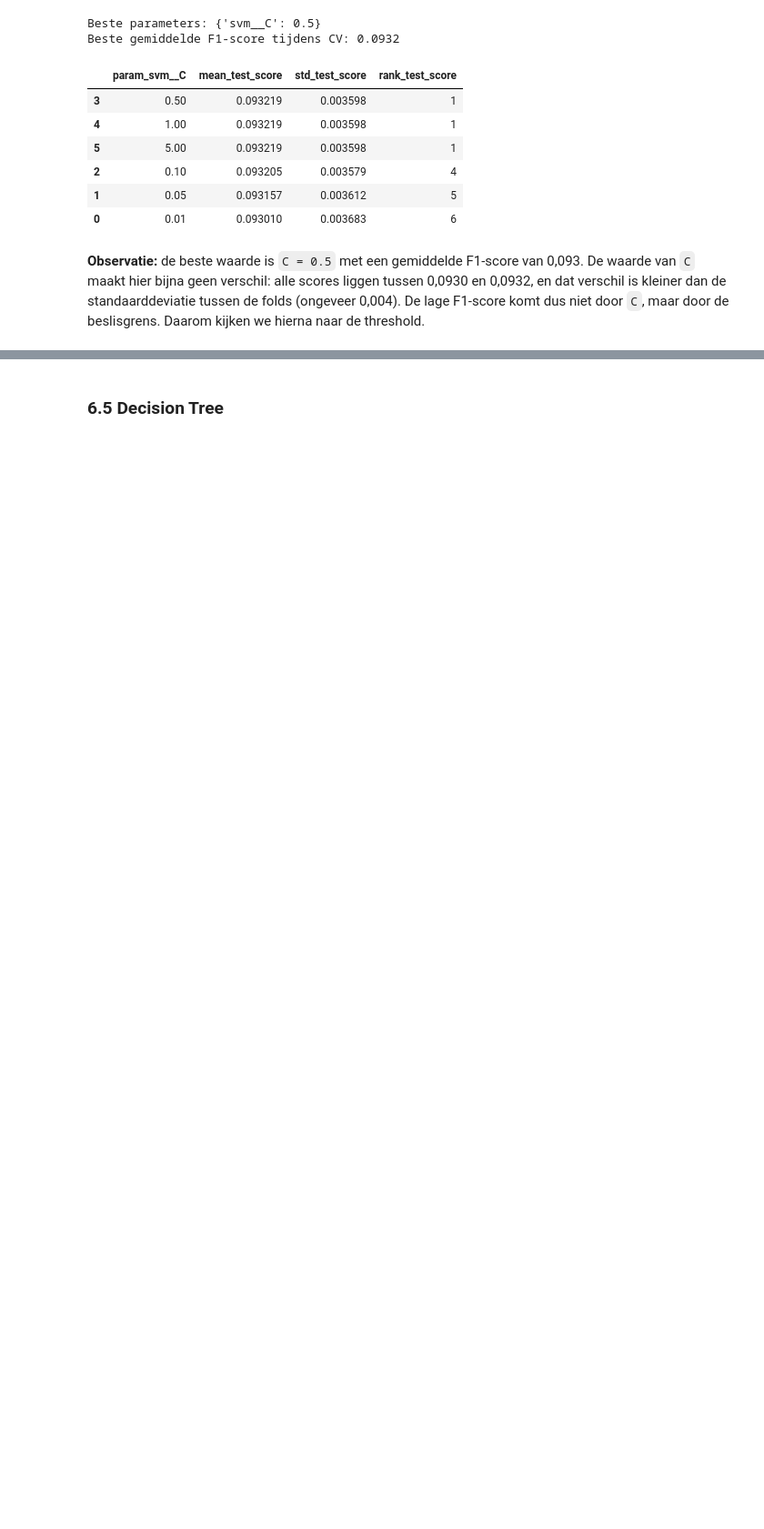
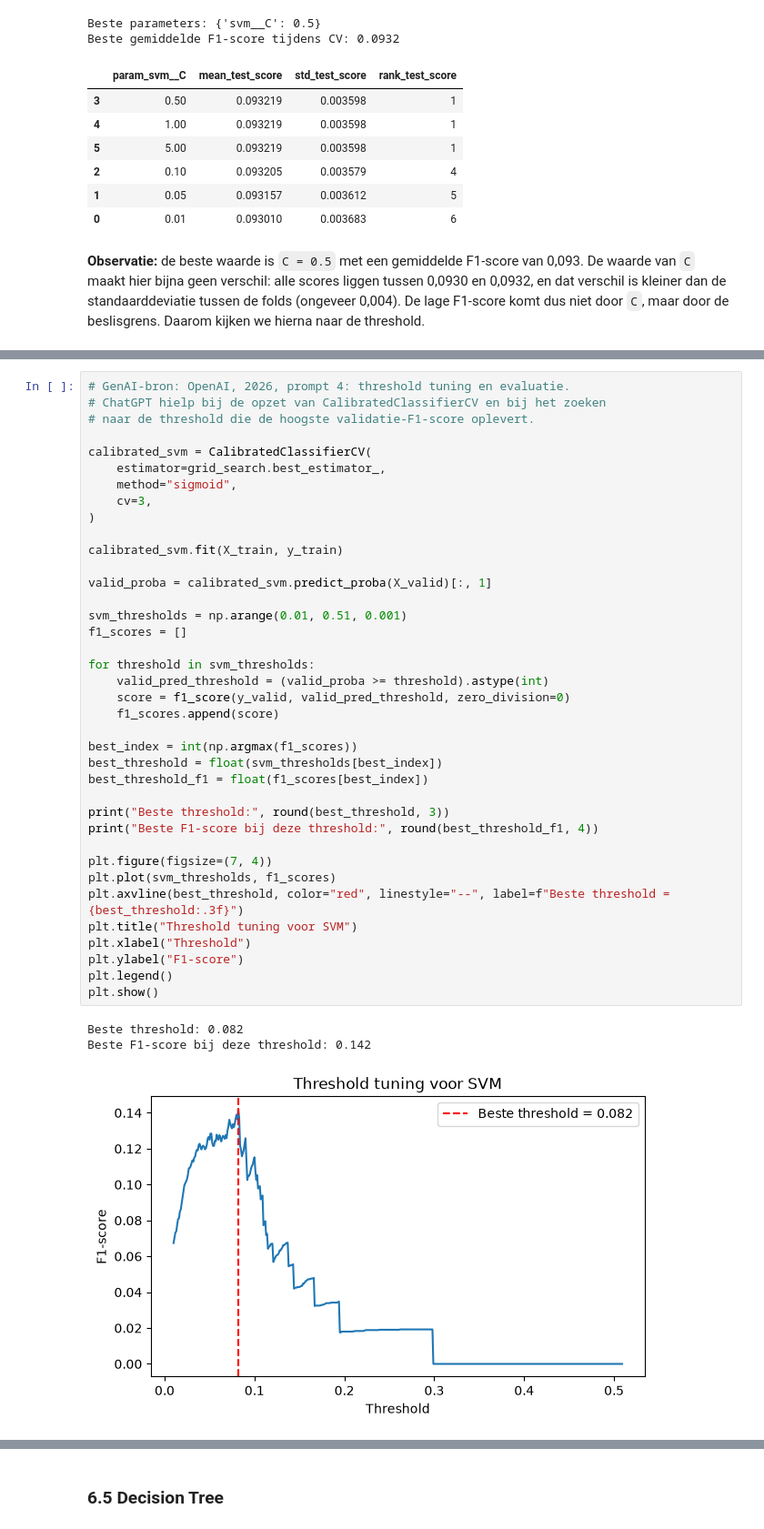
Before and after one commit to Gamal-alsa2026/Predicting-stroke-2026-27, a Jupyter notebook: notebooks/predict_stroke.ipynb, the cells around one changed output, grey strips where cells are left out. Shown at 91% size. Drawn from its saved outputs; the diff is of its cells as text; blank space fills up the shorter version.

Commit message:
Eindnotebook: 6.4 SVM threshold tuning en evaluatie (deel Rayan)

```diff
--- a/notebooks/predict_stroke.ipynb
+++ b/notebooks/predict_stroke.ipynb
@@ -1216,0 +1221,42 @@ Beste gemiddelde F1-score tijdens CV: 0.0932
+# %%
+# GenAI-bron: OpenAI, 2026, prompt 4: threshold tuning en evaluatie.
+# ChatGPT hielp bij de opzet van CalibratedClassifierCV en bij het zoeken
+# naar de threshold die de hoogste validatie-F1-score oplevert.
+
+calibrated_svm = CalibratedClassifierCV(
+    estimator=grid_search.best_estimator_,
+    method="sigmoid",
+    cv=3,
+)
+
+calibrated_svm.fit(X_train, y_train)
+
+valid_proba = calibrated_svm.predict_proba(X_valid)[:, 1]
+
+svm_thresholds = np.arange(0.01, 0.51, 0.001)
+f1_scores = []
+
+for threshold in svm_thresholds:
+    valid_pred_threshold = (valid_proba >= threshold).astype(int)
+    score = f1_score(y_valid, valid_pred_threshold, zero_division=0)
+    f1_scores.append(score)
+
+best_index = int(np.argmax(f1_scores))
+best_threshold = float(svm_thresholds[best_index])
+best_threshold_f1 = float(f1_scores[best_index])
+
+print("Beste threshold:", round(best_threshold, 3))
+print("Beste F1-score bij deze threshold:", round(best_threshold_f1, 4))
+
+plt.figure(figsize=(7, 4))
+plt.plot(svm_thresholds, f1_scores)
+plt.axvline(best_threshold, color="red", linestyle="--", label=f"Beste threshold = {best_threshold:.3f}")
+plt.title("Threshold tuning voor SVM")
+plt.xlabel("Threshold")
+plt.ylabel("F1-score")
+plt.legend()
+plt.show()
+# %% [output]
+Beste threshold: 0.082
+Beste F1-score bij deze threshold: 0.142
+[figure, added]
```
Also changed, not shown: parts of 5 cells of this notebook.
